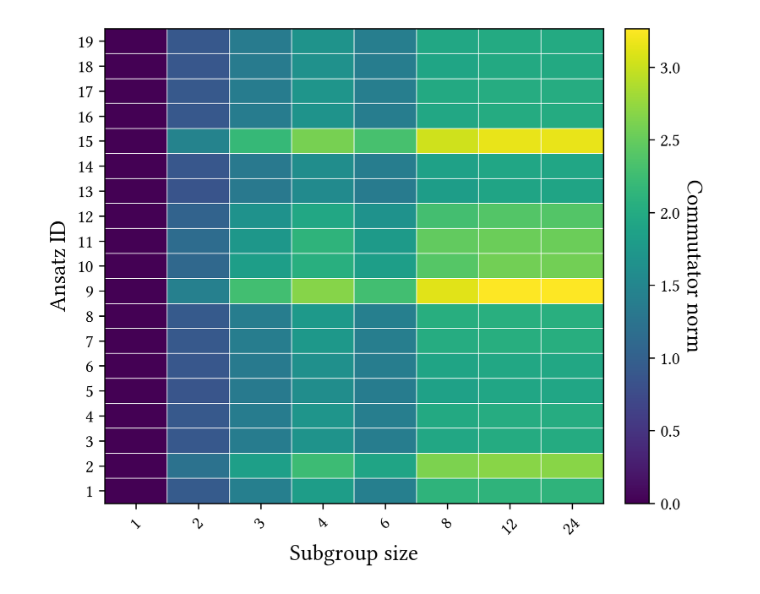
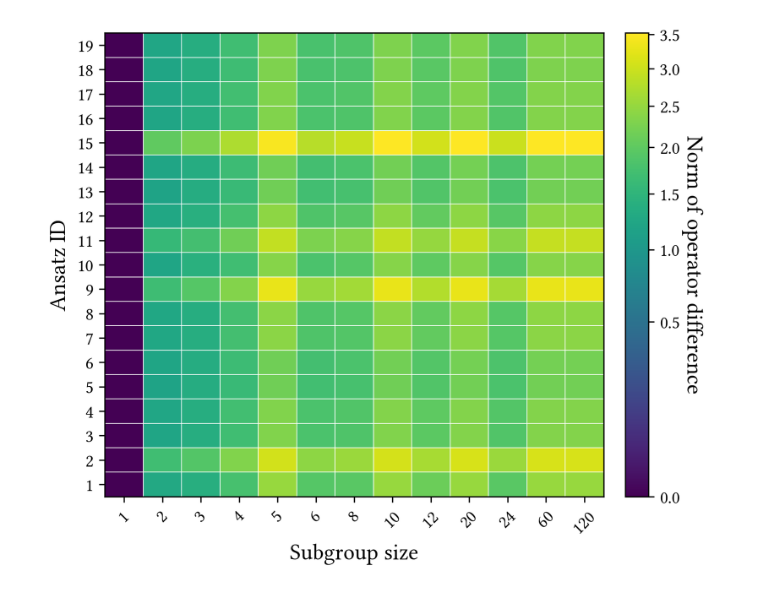
Before and after one commit to valterUo/data_symmetries, a Jupyter notebook: visuals/visualize_commutator_norms.ipynb, the cells around one changed output. Drawn from its saved outputs; the diff is of its cells as text; code cells hidden in the pictures.

```diff
--- a/visuals/visualize_commutator_norms.ipynb
+++ b/visuals/visualize_commutator_norms.ipynb
@@ -1,22 +1,14 @@
-# %%
-import json
-
-
-data = None
-path1 = '../results/results_projection_onto_symmetric_subspace_4.json'
-path2 = '../results/results_average_commutator_norm_4.json'
-with open(path2, 'r') as file:
-    data = json.load(file)
-
-font_path = "C:\\Users\\valte\\OneDrive - University of Helsinki\\Desktop\\linux_libertine\\LinLibertine_R.ttf"
 # %%
+import json
 import pandas as pd
 import numpy as np
 import matplotlib.pyplot as plt
 from matplotlib import font_manager
+from matplotlib.colors import PowerNorm
 
 # ====== Font configuration (Linux Libertine) ======
 # Make sure the font file LinLibertine_R.ttf is in your working directory or specify its full path
+font_path = "C:\\Users\\valte\\OneDrive - University of Helsinki\\Desktop\\linux_libertine\\LinLibertine_R.ttf"
 font_manager.fontManager.addfont(font_path)
 plt.rcParams.update({
     "font.family": "Linux Libertine",
@@ -31,15 +23,24 @@ plt.rcParams.update({
 })
 
 # ====== Parameters described by the user ======
-layers = list(range(1,6))        # 1..5
-ansatzes = list(range(1,20))     # 1..19
-subgroups = [1,2,3,4,6,8,12,24]  # subgroup sizes used in the snippet
+layers = list(range(1,6))
+ansatzes = list(range(1,20))
+n_qubits = 5
+with open(f"../groups/subgroups_{n_qubits}.json", "r") as f:
+    subgroups = json.load(f)
+subgroups = [int(k) for k in subgroups.keys()]
 
+data = None
+path = f'../results/results_projection_onto_symmetric_subspace_{n_qubits}.json'
+with open(path, 'r') as file:
+    data = json.load(file)
+
+# ====== Prepare data for DataFrame ======
 data_records = []
 for layer in layers:
     for ans in ansatzes:
         for s in subgroups:
-            value = data["4"][str(layer)][str(ans)][str(s)]
+            value = data[str(n_qubits)][str(layer)][str(ans)][str(s)]
             data_records.append({"layer": layer, "ansatz": ans, "subgroup": s, "value": float(value)})
 
 df = pd.DataFrame.from_records(data_records)
@@ -49,34 +50,34 @@ layer_to_plot = 1
 subset = df[df["layer"] == layer_to_plot]
 
 # Pivot for heatmap
 pivot = subset.pivot(index="ansatz", columns="subgroup", values="value")
 
 # ====== Plot ======
 fig, ax = plt.subplots(figsize=(6,5))
 im = ax.imshow(pivot, aspect="auto", origin="lower", cmap="viridis")
 
 # Labels and title
-#ax.set_title(f"Layer {layer_to_plot}", pad=12)
 ax.set_xlabel("Subgroup size")
 ax.set_ylabel("Ansatz ID")
 
 # Ticks
 ax.set_xticks(range(len(pivot.columns)))
 ax.set_xticklabels(pivot.columns, rotation=45)
 ax.set_yticks(range(len(pivot.index)))
 ax.set_yticklabels(pivot.index)
 
 # Add subtle gridlines for readability
 ax.set_xticks(np.arange(-0.5, len(pivot.columns), 1), minor=True)
 ax.set_yticks(np.arange(-0.5, len(pivot.index), 1), minor=True)
 ax.grid(which="minor", color="white", linestyle="-", linewidth=0.5)
 ax.tick_params(which="minor", bottom=False, left=False)
 
-# Colorbar
+# Colorbar with normalization to emphasize small differences
+im.set_norm(PowerNorm(gamma=0.5, vmin=pivot.min().min(), vmax=pivot.max().max()))
 cbar = plt.colorbar(im, ax=ax, fraction=0.046, pad=0.04)
-cbar.ax.set_ylabel("Commutator norm", rotation=270, labelpad=14)
+cbar.ax.set_ylabel("Norm of operator difference", rotation=270, labelpad=14)
 
 plt.tight_layout()
 plt.show()
 # %% [output]
-[figure, old version]
+[figure, new version]
```
Also changed, not shown: parts of 1 cell of this notebook, 35 other files.
